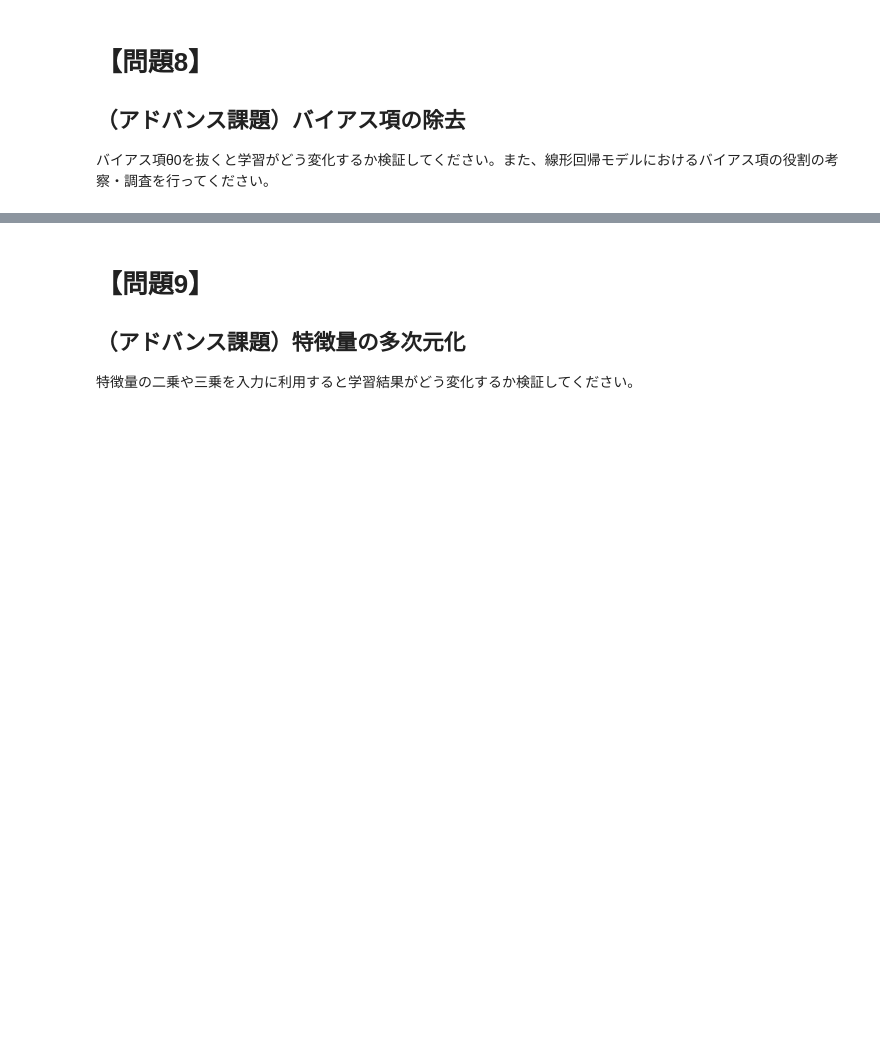
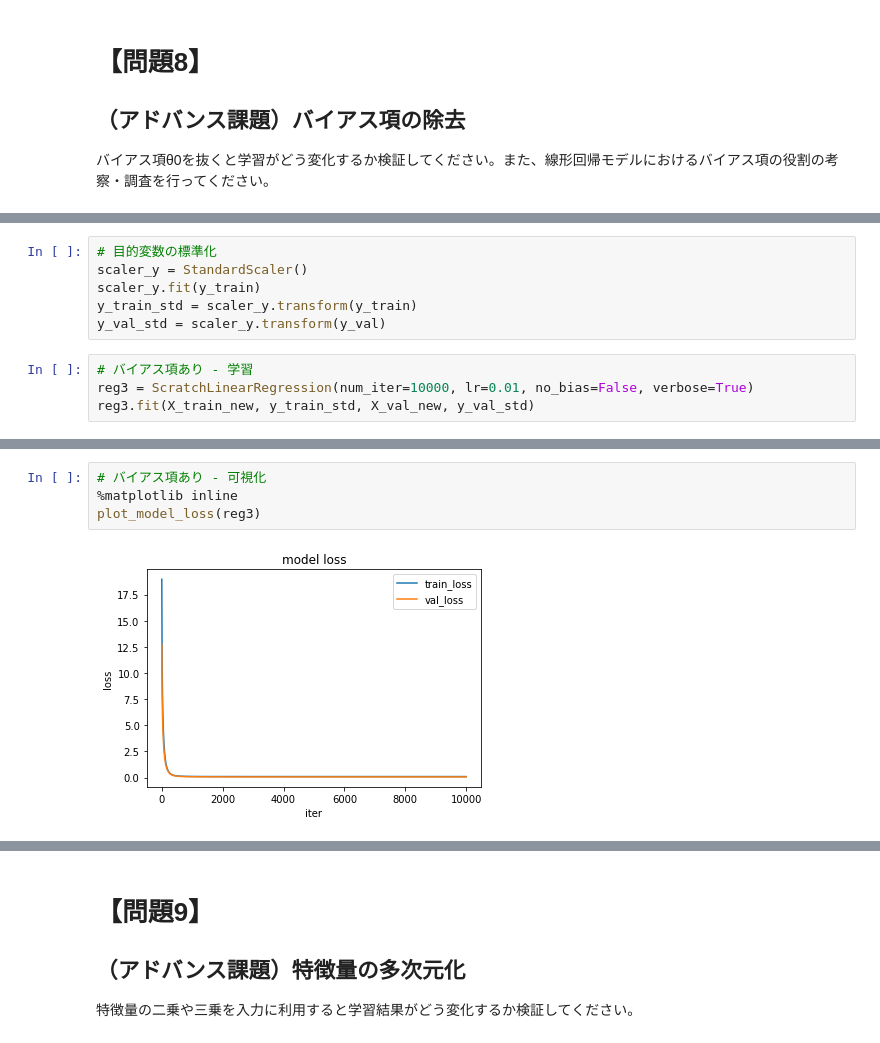
Before and after one commit to taiki-nakaso/diveintocode-ml, a Jupyter notebook: src/sprint/sprint3/sprint3-session1.ipynb, the cells around one changed output, grey strips where cells are left out. Drawn from its saved outputs; the diff is of its cells as text; blank space fills up the shorter version.

```diff
--- a/src/sprint/sprint3/sprint3-session1.ipynb
+++ b/src/sprint/sprint3/sprint3-session1.ipynb
@@ -668,0 +808,10 @@ plot_model_loss(reg)
+# %%
+# 目的変数の標準化
+scaler_y = StandardScaler()
+scaler_y.fit(y_train)
+y_train_std = scaler_y.transform(y_train)
+y_val_std = scaler_y.transform(y_val)
+# %%
+# バイアス項あり - 学習
+reg3 = ScratchLinearRegression(num_iter=10000, lr=0.01, no_bias=False, verbose=True)
+reg3.fit(X_train_new, y_train_std, X_val_new, y_val_std)
@@ -668,0 +836,6 @@ plot_model_loss(reg)
+# %%
+# バイアス項あり - 可視化
+%matplotlib inline
+plot_model_loss(reg3)
+# %% [output]
+[figure, added]
```
Also changed, not shown: parts of 54 cells of this notebook, 3 other files.
